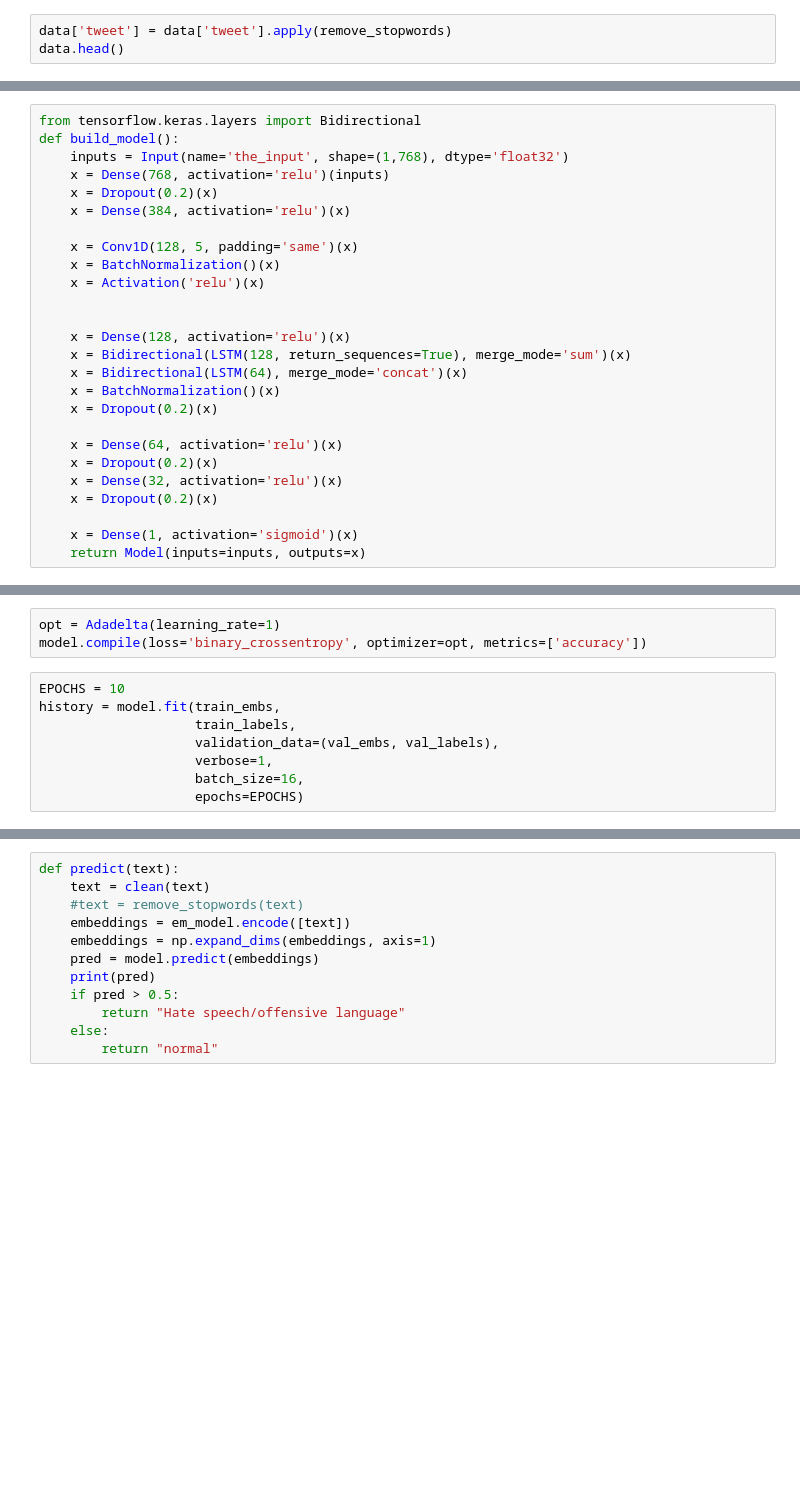
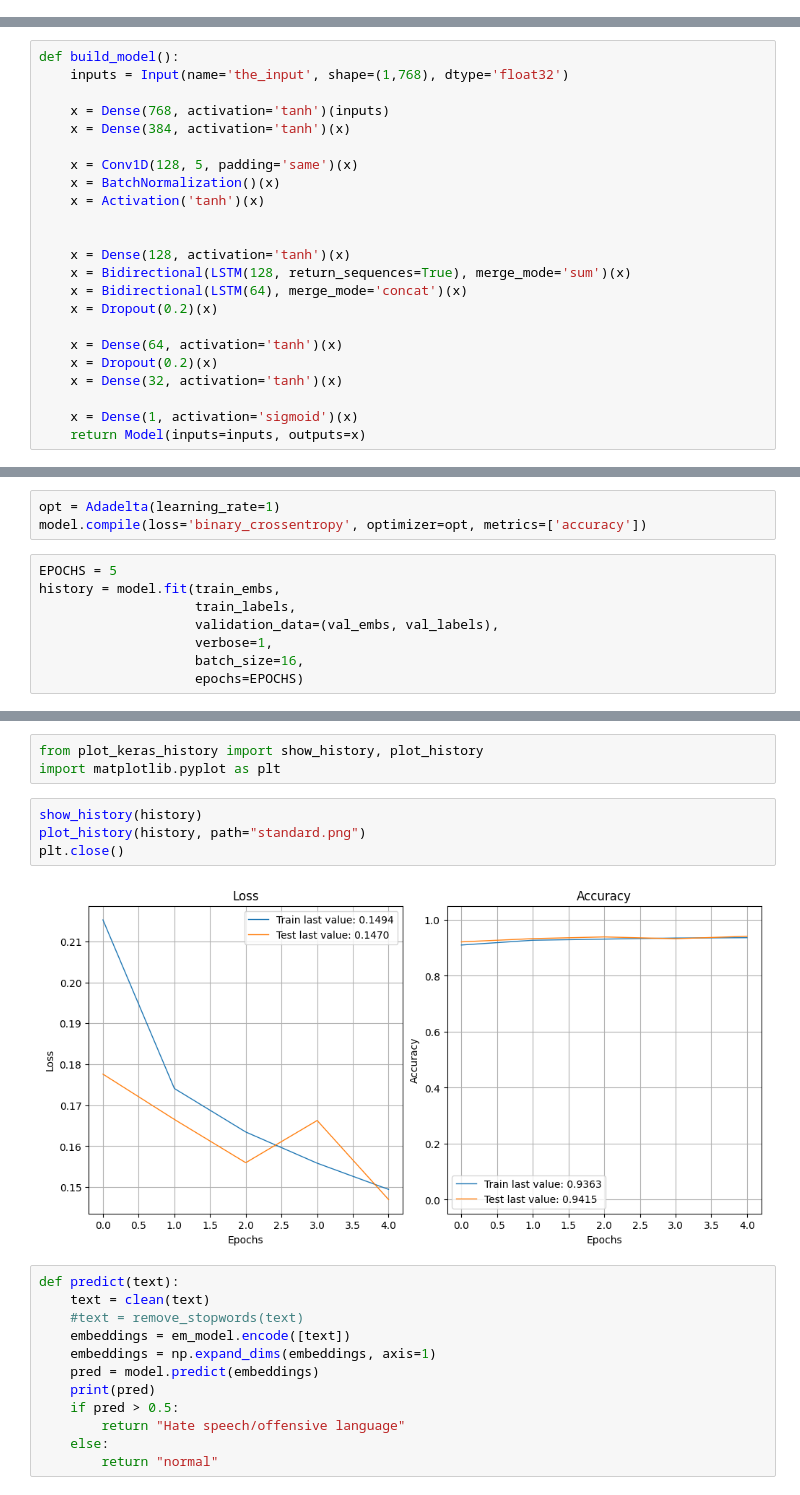
Before and after one commit to AbdelrhmanNile/nlp_hatespeech-offensive-language-classifier, a Jupyter notebook: project notebook.ipynb, the cells around one changed output, grey strips where cells are left out. Saved outputs shown, nothing was run; the diff lists cells and outputs as text; blank space fills up the shorter version.

```diff
--- a/project notebook.ipynb
+++ b/project notebook.ipynb
@@ -91,3 +81,0 @@ def remove_stopwords(text):
-# %%
-data['tweet'] = data['tweet'].apply(remove_stopwords)
-data.head()
@@ -136,28 +122,25 @@ train_embs.shape, val_embs.shape
 train_labels = categergorical_to_binary(train_labels)
 val_labels = categergorical_to_binary(val_labels)
 # %%
-from tensorflow.keras.layers import Bidirectional
 def build_model():
     inputs = Input(name='the_input', shape=(1,768), dtype='float32')
-    x = Dense(768, activation='relu')(inputs)
-    x = Dropout(0.2)(x)
-    x = Dense(384, activation='relu')(x)
+
+    x = Dense(768, activation='tanh')(inputs)
+    x = Dense(384, activation='tanh')(x)
 
     x = Conv1D(128, 5, padding='same')(x)
     x = BatchNormalization()(x)
-    x = Activation('relu')(x)
+    x = Activation('tanh')(x)
 
 
-    x = Dense(128, activation='relu')(x)
+    x = Dense(128, activation='tanh')(x)
     x = Bidirectional(LSTM(128, return_sequences=True), merge_mode='sum')(x)
     x = Bidirectional(LSTM(64), merge_mode='concat')(x)
-    x = BatchNormalization()(x)
     x = Dropout(0.2)(x)
 
-    x = Dense(64, activation='relu')(x)
+    x = Dense(64, activation='tanh')(x)
     x = Dropout(0.2)(x)
-    x = Dense(32, activation='relu')(x)
-    x = Dropout(0.2)(x)
+    x = Dense(32, activation='tanh')(x)
 
     x = Dense(1, activation='sigmoid')(x)
     return Model(inputs=inputs, outputs=x)
@@ -186,7 +171,7 @@ _________________________________________________________________
 opt = Adadelta(learning_rate=1)
 model.compile(loss='binary_crossentropy', optimizer=opt, metrics=['accuracy'])
 # %%
-EPOCHS = 10
+EPOCHS = 5
 history = model.fit(train_embs,
                     train_labels,
                     validation_data=(val_embs, val_labels),
@@ -219,3 +196,12 @@ model.save_weights("nlpmodel.hdf5")
+# %%
+from plot_keras_history import show_history, plot_history
+import matplotlib.pyplot as plt
+# %%
+show_history(history)
+plot_history(history, path="standard.png")
+plt.close()
+# %% [output]
+[figure, added]
 # %%
 def predict(text):
     text = clean(text)
```
Also changed, not shown: parts of 13 cells of this notebook, 7 other files.
